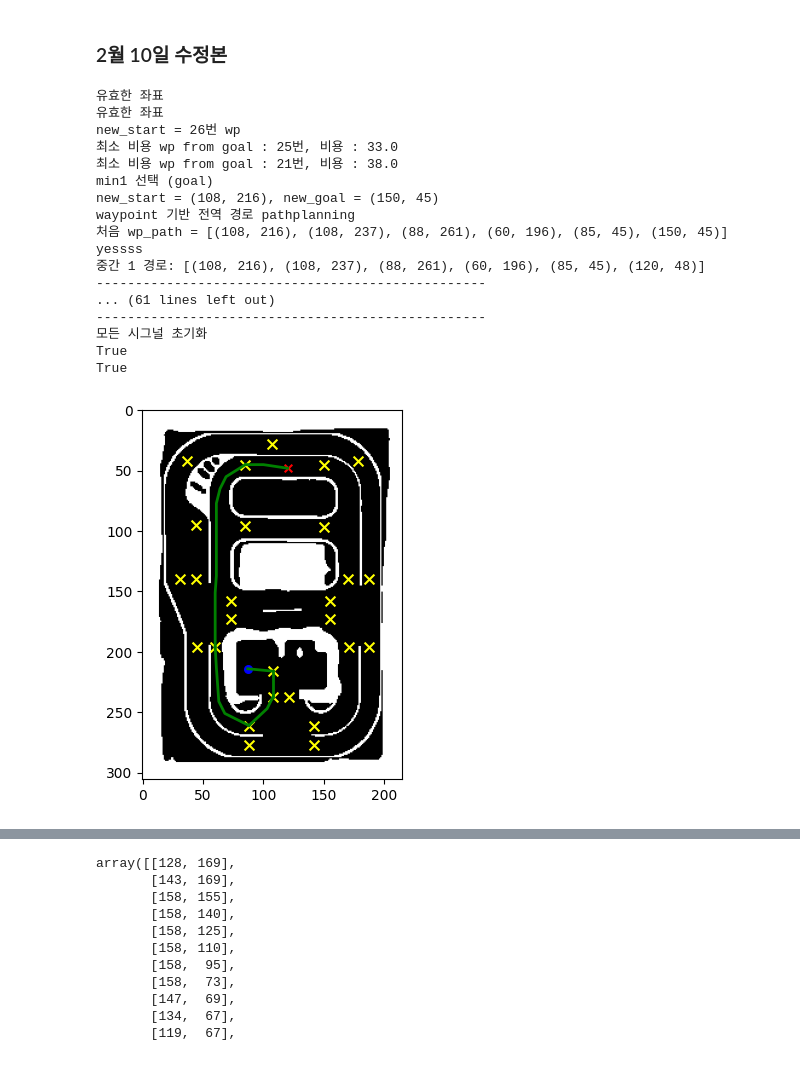
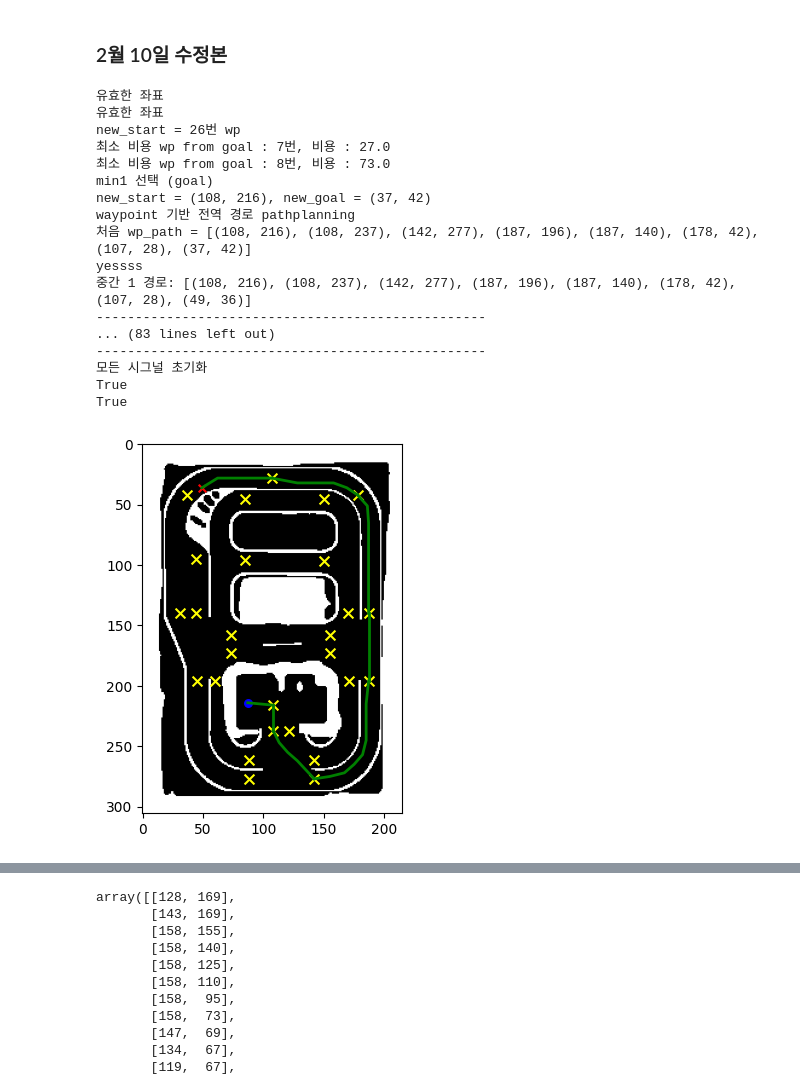
Before and after one commit to kimwanseop/ROS-Project, a Jupyter notebook: src/Server/User_GUI/asap_pathplanning.ipynb, the cells around one changed output, grey strips where cells are left out. Drawn from its saved outputs; the diff is of its cells as text; code cells hidden in the pictures.

```diff
--- a/src/Server/User_GUI/asap_pathplanning.ipynb
+++ b/src/Server/User_GUI/asap_pathplanning.ipynb
@@ -1349,6 +1349,7 @@ def a_star(start, goal, waypoint_graph=None, grid=None, weight_map=None):
                         heapq.heappush(open_set, (f_cost, tentative_g_cost, neighbor))
                         came_from[neighbor] = current
         return None
+
 
 def valid_start_goal(coord):
     if (20 < coord[0] < 73) and (133 < coord[1] < 195):
@@ -1536,7 +1537,7 @@ exc_sig = None
 # 테스트 실행
 start = (87, 214) # 시작 좌표
 # start = wp_num[21]  # 목표 좌표
-goal = (120, 48)  # (53, 20) 에러 발생
+goal = (49, 36)  # (53, 20) 에러 발생
 
 # 둘 다 True 면 실행되야 함.
 start_valid = valid_start_goal(start)
@@ -1556,6 +1557,7 @@ if start_valid and goal_valid:
     else:
         print('new_start = 26번 wp')
         new_start = wp_num[26]
+
     new_goal = find_start_goal(goal, waypoint_graph, grid, weight_map, flag=1)
 
     print(f"new_start = {new_start}, new_goal = {new_goal}")
@@ -1706,37 +1708,37 @@ if start_valid and goal_valid:
             linked_path = np.concatenate(linked_path)
             _, idx = np.unique(linked_path, axis=0, return_index=True)
             final_path = linked_path[np.sort(idx)]
         else:
             print('No path found')
     else:
         print('현재 목적지 근처에 있습니다.')
 
     # 시그널 초기화
     print('모든 시그널 초기화')
     is_renting = return_sig = False
     min1_take = min2_take = one_way = exc_sig = for_cnt = None
 else:
     print('호출 및 주정차 금지 구역입니다.')
 
 
 print(start_valid)
 print(goal_valid)
 # %% [output]
 유효한 좌표
 유효한 좌표
 new_start = 26번 wp
-최소 비용 wp from goal : 25번, 비용 : 33.0
-최소 비용 wp from goal : 21번, 비용 : 38.0
+최소 비용 wp from goal : 7번, 비용 : 27.0
+최소 비용 wp from goal : 8번, 비용 : 73.0
 min1 선택 (goal)
-new_start = (108, 216), new_goal = (150, 45)
+new_start = (108, 216), new_goal = (37, 42)
 waypoint 기반 전역 경로 pathplanning
-처음 wp_path = [(108, 216), (108, 237), (88, 261), (60, 196), (85, 45), (150, 45)]
+처음 wp_path = [(108, 216), (108, 237), (142, 277), (187, 196), (187, 140), (178, 42), (107, 28), (37, 42)]
 yessss
-중간 1 경로: [(108, 216), (108, 237), (88, 261), (60, 196), (85, 45), (120, 48)]
+중간 1 경로: [(108, 216), (108, 237), (142, 277), (187, 196), (187, 140), (178, 42), (107, 28), (49, 36)]
 --------------------------------------------------
-... (61 lines left out)
+... (83 lines left out)
 --------------------------------------------------
 모든 시그널 초기화
 True
 True
-[figure, old version]
+[figure, new version]
```
Also changed, not shown: parts of 3 cells of this notebook.
